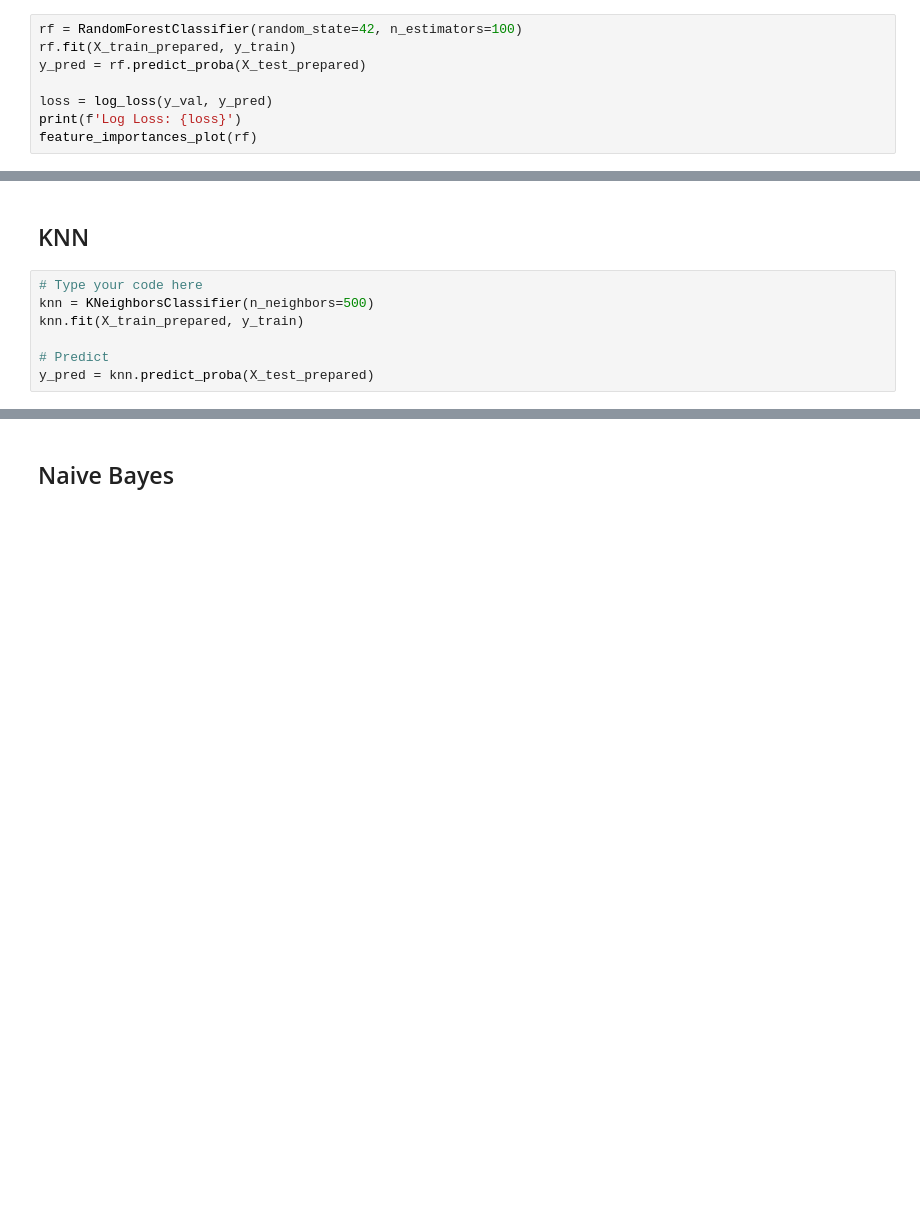
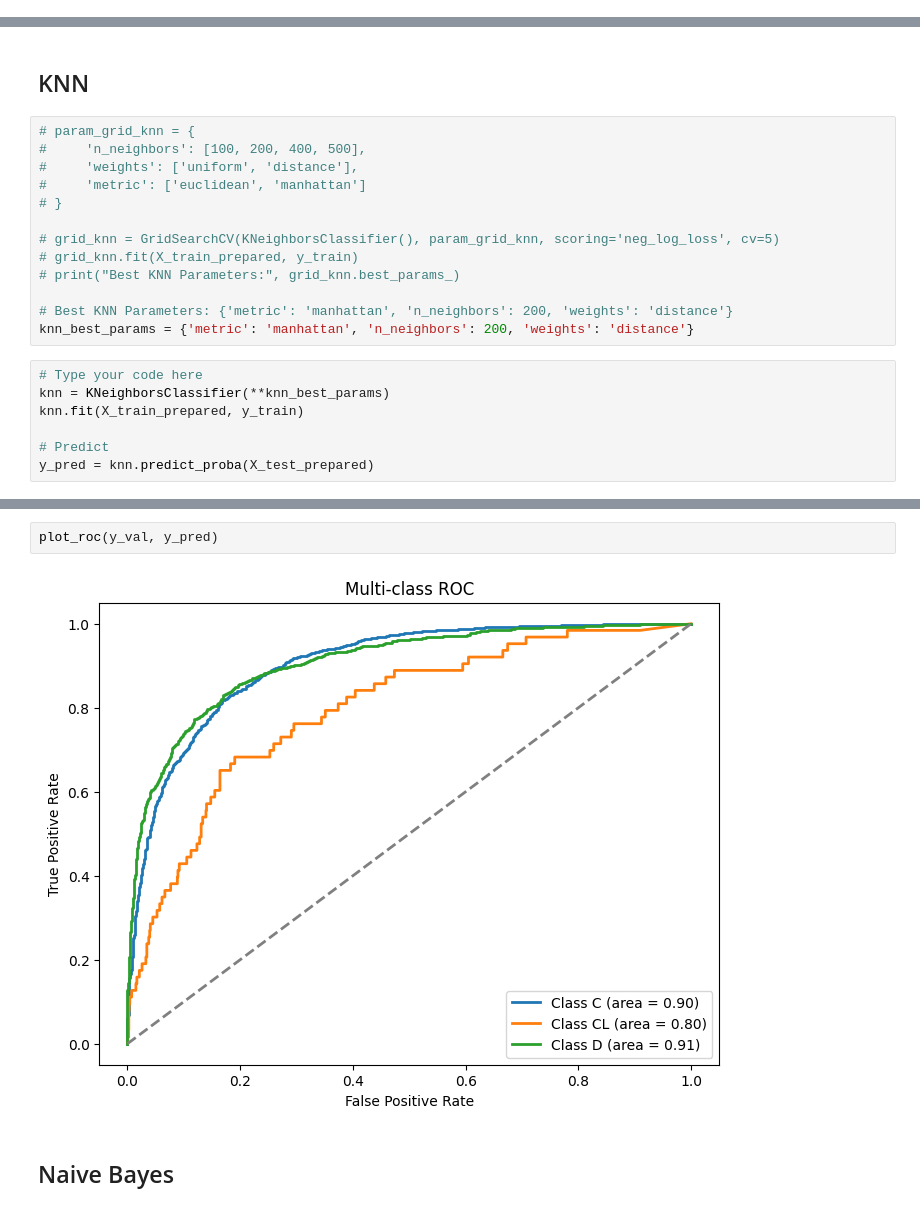
Before and after one commit to b33rk/Tubes2-AI, a Jupyter notebook: IF3170_Artificial_Intelligence___Praktikum_Notebook_Template.ipynb, the cells around one changed output, grey strips where cells are left out. Drawn from its saved outputs; the diff is of its cells as text; blank space fills up the shorter version.

```diff
--- a/IF3170_Artificial_Intelligence___Praktikum_Notebook_Template.ipynb
+++ b/IF3170_Artificial_Intelligence___Praktikum_Notebook_Template.ipynb
@@ -281,11 +294,3 @@ def feature_importances_plot(model):
     plt.xlabel('Feature Importance')
     plt.title('Feature Importance Plot')
     plt.show()
-# %%
-rf = RandomForestClassifier(random_state=42, n_estimators=100)
-rf.fit(X_train_prepared, y_train)
-y_pred = rf.predict_proba(X_test_prepared)
-
-loss = log_loss(y_val, y_pred)
-print(f'Log Loss: {loss}')
-feature_importances_plot(rf)
@@ -308,9 +310,22 @@ X_test_prepared.shape
 (3000, 18)
 # %% [markdown]
 ## KNN
+# %%
+# param_grid_knn = {
+#     'n_neighbors': [100, 200, 400, 500],
+#     'weights': ['uniform', 'distance'],
+#     'metric': ['euclidean', 'manhattan']
+# }
+
+# grid_knn = GridSearchCV(KNeighborsClassifier(), param_grid_knn, scoring='neg_log_loss', cv=5)
+# grid_knn.fit(X_train_prepared, y_train)
+# print("Best KNN Parameters:", grid_knn.best_params_)
+
+# Best KNN Parameters: {'metric': 'manhattan', 'n_neighbors': 200, 'weights': 'distance'}
+knn_best_params = {'metric': 'manhattan', 'n_neighbors': 200, 'weights': 'distance'}
 # %%
 # Type your code here
-knn = KNeighborsClassifier(n_neighbors=500)
+knn = KNeighborsClassifier(**knn_best_params)
 knn.fit(X_train_prepared, y_train)
 
 # Predict
@@ -323,2 +338,6 @@ Log Loss: 0.4418173712211099
+# %%
+plot_roc(y_val, y_pred)
+# %% [output]
+[figure, added]
 # %% [markdown]
 ## Naive Bayes
```
Also changed, not shown: parts of 28 cells of this notebook, 3 other files.
